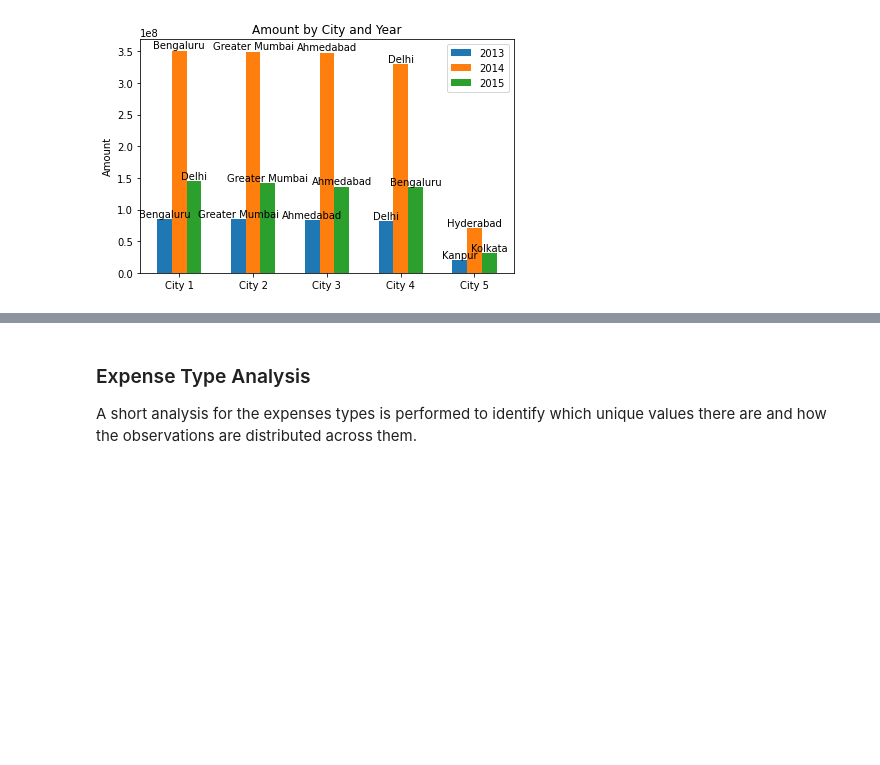
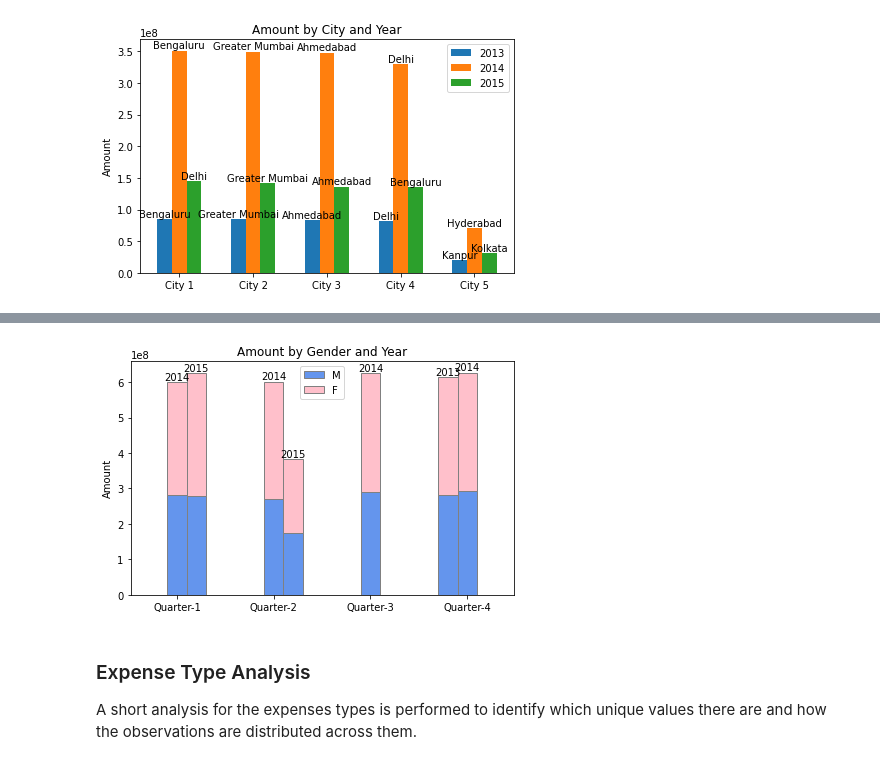
Before and after one commit to LaloLoop/prog8420-egs-solutions, a Jupyter notebook: bank-transactions-analysis/bank-transaction.ipynb, the cells around one changed output, grey strips where cells are left out. Drawn from its saved outputs; the diff is of its cells as text; code cells hidden in the pictures; blank space fills up the shorter version.

Commit message:
feat(gender repor): plot

```diff
--- a/bank-transactions-analysis/bank-transaction.ipynb
+++ b/bank-transactions-analysis/bank-transaction.ipynb
@@ -147,0 +148,15 @@ This section explores the expenses made by gender.
+# %%
+def map_quarter(d):
+    mint = int(pd.to_datetime(d).strftime('%m'))
+    q = 1
+    if mint > 3 and mint <= 6:
+        q = 2
+    elif mint > 6 and mint <= 9:
+        q = 3
+    elif mint > 9 and mint <= 12:
+        q = 4
+
+    return f"Quarter-{q}"
+
+bank_data['Quarter'] = bank_data['Date'].apply(map_quarter)
+bank_data['Quarter']
@@ -147,0 +176,4 @@ This section explores the expenses made by gender.
+# %%
+pivot_all = bank_data.pivot_table(values='Amount', index=['Year', 'Gender'], columns=['Quarter'], aggfunc={'Amount': np.sum}).fillna(0)
+
+pivot_all
@@ -148,3 +189,49 @@ This section explores the expenses made by gender.
+# %%
+labels = [f"Quarter-{i}" for i in range(1, N+1)]
+N = len(labels)
+x = np.arange(N)
+width = 0.20
+
+fig, ax = plt.subplots()
+
+pivot_reset = pivot_all.reset_index()
+
+for idx, year in enumerate(sorted(bank_data['Year'].unique()), start=-1):
+
+    year_filtered = pivot_reset[pivot_reset['Year'] == year]
+    fem_filtered = year_filtered[pivot_reset['Gender'] == 'F']
+    male_filtered = year_filtered[pivot_reset['Gender'] == 'M']
+
+    f_values = fem_filtered.iloc[:, 2:].values[0]
+    m_values = male_filtered.iloc[:, 2:].values[0]
+
+    rectsM = ax.bar(x + (idx*width), m_values, width, label='M', color='cornflowerblue', edgecolor='gray')
+    rectsF = ax.bar(x + (idx*width), f_values, width, bottom=m_values, label='F', color='pink', edgecolor='gray')
+
+
+    for rect, val in zip(rectsF, m_values):
+        if val == 0:
+            continue
+
+        height = rect.get_height()
+        ax.text(
+            rect.get_x() + rect.get_width() / 2, val + height + 5, year, ha="center", va="bottom"
+        )
+
+ax.set_ylabel('Amount')
+ax.set_title('Amount by Gender and Year')
+ax.set_xticks(x, labels)
+
+# De duplicating labels
+handles, labels = plt.gca().get_legend_handles_labels()
+by_label = dict(zip(labels, handles))
+plt.legend(by_label.values(), by_label.keys())
+
+fig.tight_layout()
+
+plt.show()
+# %% [output]
+[figure, added]
 # %% [markdown]
 ### Expense Type Analysis
 A short analysis for the expenses types is performed to identify which unique values there are and how the observations are distributed across them.
```
Also changed, not shown: parts of 6 cells of this notebook.
